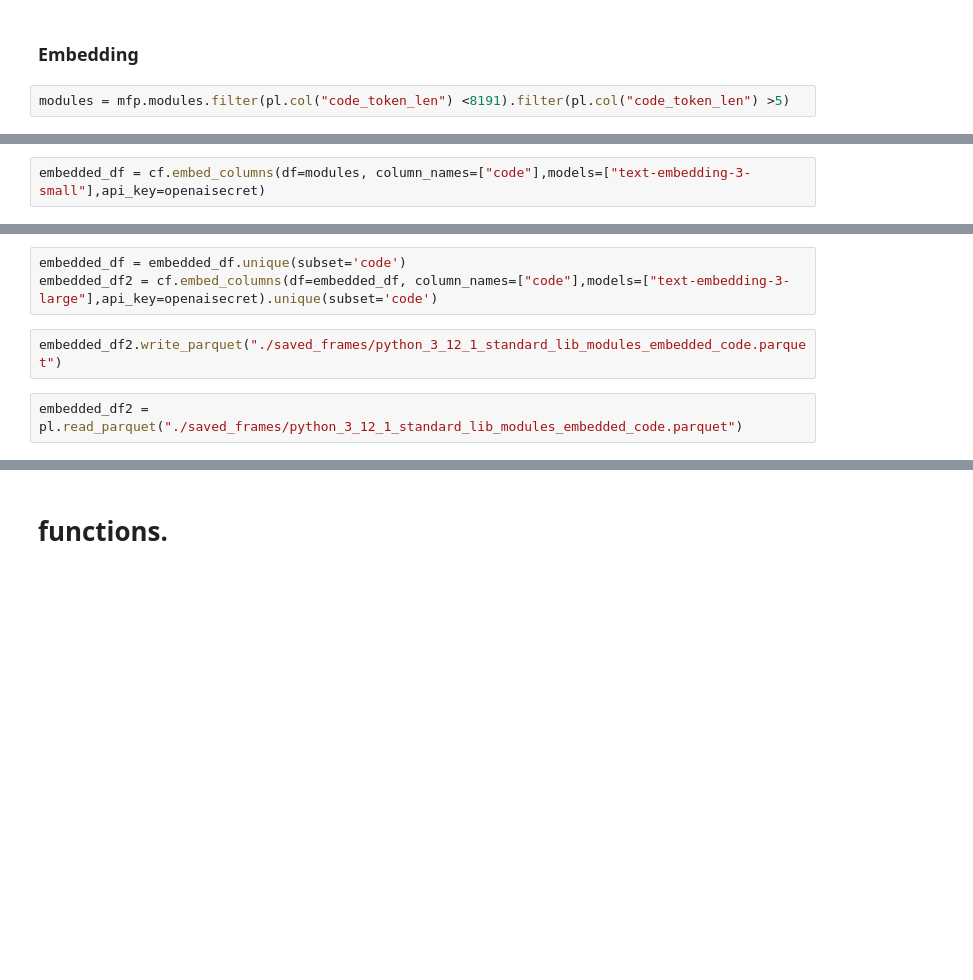
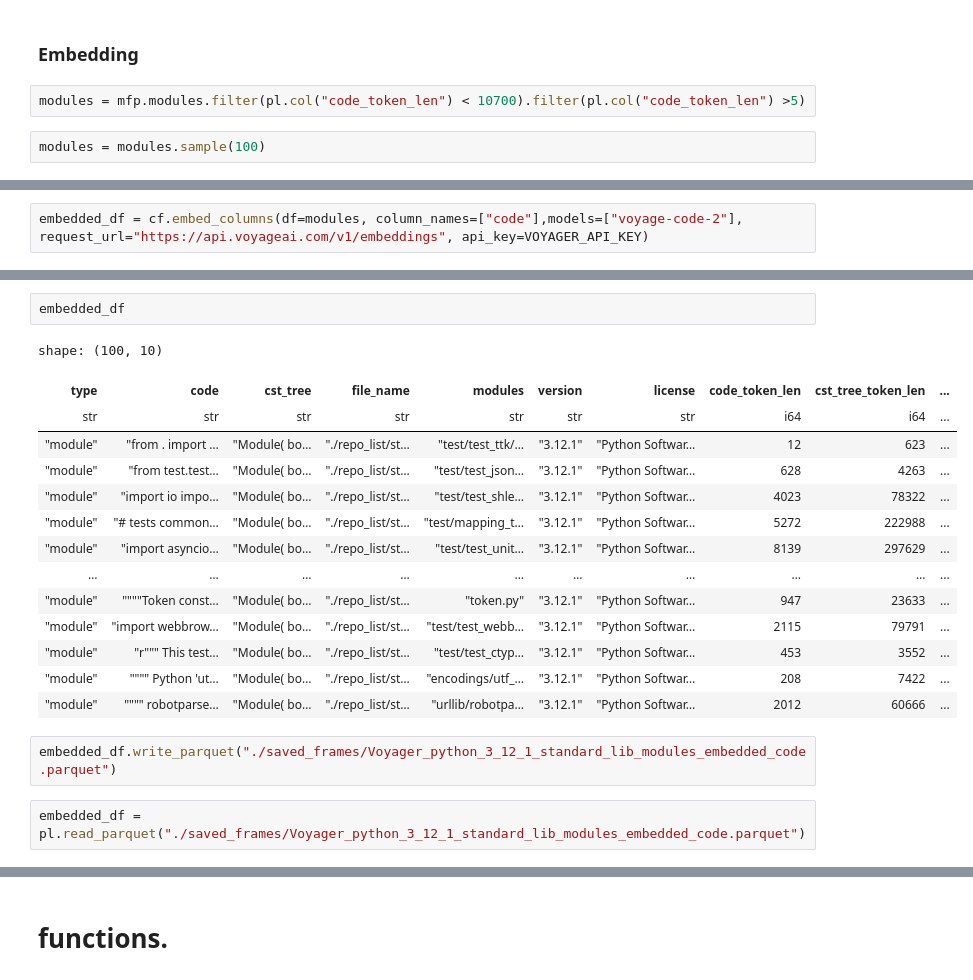
Before and after one commit to HK3-Lab-Team/PredCST, a Jupyter notebook: code_parsing.ipynb, the cells around one changed output, grey strips where cells are left out. Cells and saved outputs as stored; diff of their text form; blank space fills up the shorter version.

```diff
--- a/code_parsing.ipynb
+++ b/code_parsing.ipynb
@@ -252,4 +172,6 @@ plot_token_len_histograms(mfp.modules, "Python Standard Lib Modules")
 # %% [markdown]
 ### Embedding
 # %%
-modules = mfp.modules.filter(pl.col("code_token_len") <8191).filter(pl.col("code_token_len") >5)
+modules = mfp.modules.filter(pl.col("code_token_len") < 10700).filter(pl.col("code_token_len") >5)
+# %%
+modules = modules.sample(100)
@@ -256,2 +193,2 @@ modules = mfp.modules.filter(pl.col("code_token_len") <8191).filter(pl.col("code
 # %%
-embedded_df = cf.embed_columns(df=modules, column_names=["code"],models=["text-embedding-3-small"],api_key=openaisecret)
+embedded_df = cf.embed_columns(df=modules, column_names=["code"],models=["voyage-code-2"], request_url="https://api.voyageai.com/v1/embeddings", api_key=VOYAGER_API_KEY)
@@ -258,7 +235,21 @@ embedded_df = cf.embed_columns(df=modules, column_names=["code"],models=["text-e
-# %%
-embedded_df = embedded_df.unique(subset='code')
-embedded_df2 = cf.embed_columns(df=embedded_df, column_names=["code"],models=["text-embedding-3-large"],api_key=openaisecret).unique(subset='code')
+# %%
+embedded_df
+# %% [output]
+shape: (100, 10)
+| type | code | cst_tree | file_name | modules | version | license | code_token_len | cst_tree_token_len | ... |
+| str | str | str | str | str | str | str | i64 | i64 | ... |
+| "module" | "from . import … | "Module( bo… | "./repo_list/st… | "test/test_ttk/… | "3.12.1" | "Python Softwar… | 12 | 623 | ... |
+| "module" | "from test.test… | "Module( bo… | "./repo_list/st… | "test/test_json… | "3.12.1" | "Python Softwar… | 628 | 4263 | ... |
+| "module" | "import io impo… | "Module( bo… | "./repo_list/st… | "test/test_shle… | "3.12.1" | "Python Softwar… | 4023 | 78322 | ... |
+| "module" | "# tests common… | "Module( bo… | "./repo_list/st… | "test/mapping_t… | "3.12.1" | "Python Softwar… | 5272 | 222988 | ... |
+| "module" | "import asyncio… | "Module( bo… | "./repo_list/st… | "test/test_unit… | "3.12.1" | "Python Softwar… | 8139 | 297629 | ... |
+| … | … | … | … | … | … | … | … | … | ... |
+| "module" | """"Token const… | "Module( bo… | "./repo_list/st… | "token.py" | "3.12.1" | "Python Softwar… | 947 | 23633 | ... |
+| "module" | "import webbrow… | "Module( bo… | "./repo_list/st… | "test/test_webb… | "3.12.1" | "Python Softwar… | 2115 | 79791 | ... |
+| "module" | "r""" This test… | "Module( bo… | "./repo_list/st… | "test/test_ctyp… | "3.12.1" | "Python Softwar… | 453 | 3552 | ... |
+| "module" | """" Python 'ut… | "Module( bo… | "./repo_list/st… | "encodings/utf_… | "3.12.1" | "Python Softwar… | 208 | 7422 | ... |
+| "module" | """" robotparse… | "Module( bo… | "./repo_list/st… | "urllib/robotpa… | "3.12.1" | "Python Softwar… | 2012 | 60666 | ... |
 # %%
-embedded_df2.write_parquet("./saved_frames/python_3_12_1_standard_lib_modules_embedded_code.parquet")
+embedded_df.write_parquet("./saved_frames/Voyager_python_3_12_1_standard_lib_modules_embedded_code.parquet")
 # %%
-embedded_df2 = pl.read_parquet("./saved_frames/python_3_12_1_standard_lib_modules_embedded_code.parquet")
+embedded_df = pl.read_parquet("./saved_frames/Voyager_python_3_12_1_standard_lib_modules_embedded_code.parquet")
```
Also changed, not shown: parts of 38 cells of this notebook.
